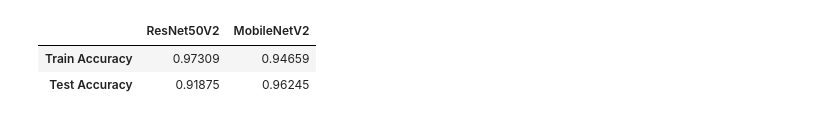
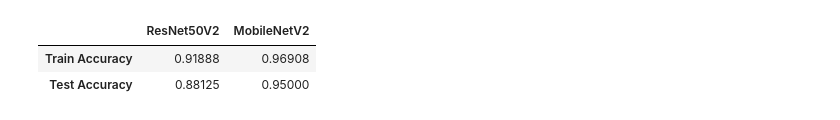
Before and after one commit to HolmesJJ/food-recognition, a Jupyter notebook: Inference.ipynb, the cells around one changed output. Drawn from its saved outputs; the diff is of its cells as text; code cells hidden in the pictures.

```diff
--- a/Inference.ipynb
+++ b/Inference.ipynb
@@ -22,14 +23,14 @@ To enable them in other operations, rebuild TensorFlow with the appropriate comp
 <h2>MobileNetV2</h2>
 <img width="80%" alt="MobileNetV2" src="MobileNetV2.png">
 # %%
-ResNet50V2_Accuracies = [0.97309, 0.91875]
-MobileNetV2_Accuracies = [0.94659, 0.96245]
+ResNet50V2_Accuracies = [0.91888, 0.88125]
+MobileNetV2_Accuracies = [0.96908, 0.95000]
 pd.DataFrame({"ResNet50V2": ResNet50V2_Accuracies, "MobileNetV2": MobileNetV2_Accuracies},
              index=["Train Accuracy", "Test Accuracy"])
 # %% [output]
 |  | ResNet50V2 | MobileNetV2 |
-| Train Accuracy | 0.97309 | 0.94659 |
-| Test Accuracy | 0.91875 | 0.96245 |
+| Train Accuracy | 0.91888 | 0.96908 |
+| Test Accuracy | 0.88125 | 0.95000 |
 # %%
 TEST_PATH = "dataset/test/"
 TEST_DIRS = glob.glob("dataset/test/*")
```
Also changed, not shown: parts of 9 cells of this notebook, 3 other files.
